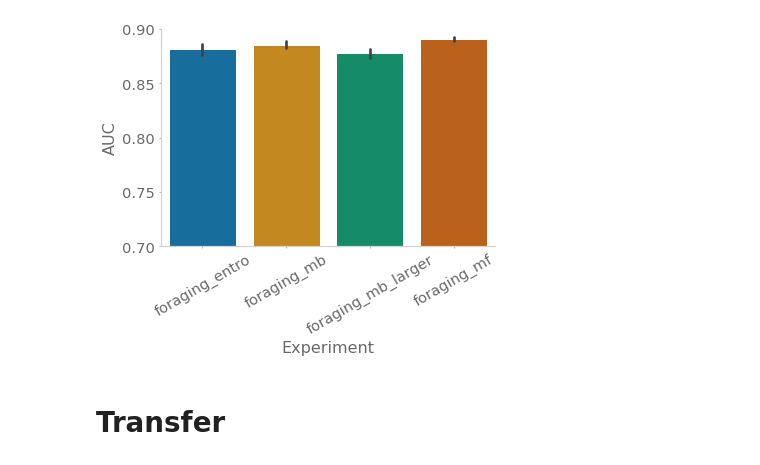
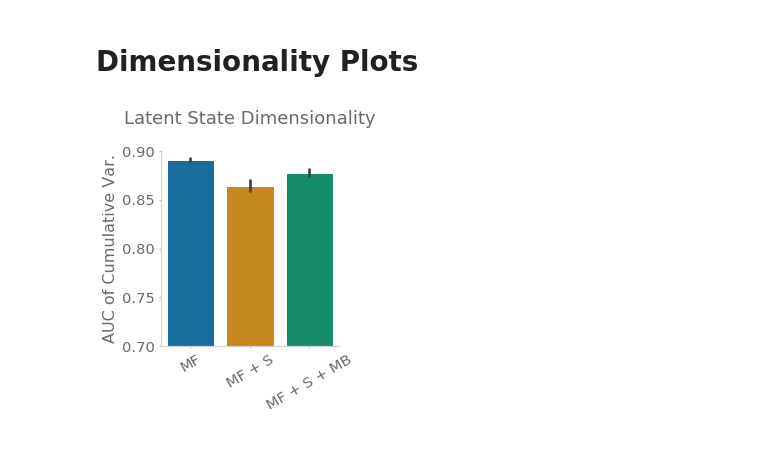
Before and after one commit to chingf/auxrl, a Jupyter notebook: examples/test_CRAR/analyse_foraging.ipynb, the cells around one changed output. Drawn from its saved outputs; the diff is of its cells as text; code cells hidden in the pictures.

```diff
--- a/examples/test_CRAR/analyse_foraging.ipynb
+++ b/examples/test_CRAR/analyse_foraging.ipynb
@@ -10,0 +149,6 @@ import os
+# %%
+pfiles = []
+
+pickle_dir = 'pickles/transfer_foraging_ep100_simpler_dim10/'
+for pfile in os.listdir(pickle_dir):
+    pfiles.append(f'{pickle_dir}{pfile}')
@@ -11,28 +435,14 @@ import os
 # %%
 pfiles = []
 
-pickle_dir = 'pickles/foraging_simpler_dim10/'
+pickle_dir = 'pickles/frozentransfer_catcher_simpler_dim10/'
 for pfile in os.listdir(pickle_dir):
     pfiles.append(f'{pickle_dir}{pfile}')
 
-pickle_dir = 'pickles/foraging_simpler_dim10_pt2/'
+pickle_dir = 'pickles/frozentransfer_catcher_simpler_dim10_pt2/'
 for pfile in os.listdir(pickle_dir):
     pfiles.append(f'{pickle_dir}{pfile}')
 
-pickle_dir = 'pickles/foraging_simpler_dim10_pt3/'
+pickle_dir = 'pickles/frozentransfer_catcher_simpler_dim10_pt3/'
 for pfile in os.listdir(pickle_dir):
     pfiles.append(f'{pickle_dir}{pfile}')
-# %%
-_results = {}
-for pfile in pfiles:
-    with open(pfile, 'rb') as f:
-        results = pickle.load(f)
-    idxs = np.argwhere([
-        v[-1] > -10 for v in results['valid_scores']]).squeeze()
-    idxs = idxs.reshape((-1,))
-    for key in results.keys():
-        if key not in _results.keys():
-            _results[key] = []
-        for idx in idxs:
-            _results[key].append(results[key][idx])
-results = _results
@@ -42,0 +534,6 @@ fname_order = [
+# %%
+pfiles = []
+
+pickle_dir = 'pickles/frozentransfer_foraging_simpler_dim10pt2/'
+for pfile in os.listdir(pickle_dir):
+    pfiles.append(f'{pickle_dir}{pfile}')
@@ -43,3 +623,5 @@ fname_order = [
+# %% [markdown]
+# Dimensionality Plots
 # %%
 dim_data = {
     'fnames': [], 'dims': []
@@ -53,17 +635,16 @@ for fname in np.unique(results['fname']):
 
 dim_data = pd.DataFrame(dim_data)
 # %%
-plt.figure()
+plt.figure(figsize=(6.4*0.5, 4.8*0.75))
 sns.barplot(
     y='fnames', x='dims', data=dim_data,
-    #order=['foraging_mf', 'foraging_mb']
+    order=['foraging_mf', 'foraging_entro_larger', 'foraging_mb_larger']
     )
 plt.ylim(0.7, 0.9)
-plt.ylabel('AUC')
-plt.xlabel('Experiment')
-plt.xticks(rotation=30)
+plt.ylabel('AUC of Cumulative Var.')
+plt.xlabel('')
+plt.title('Latent State Dimensionality\n', fontsize=18)
+plt.xticks([0, 1, 2], ['MF', 'MF + S', 'MF + S + MB'], rotation=30)
 plt.show()
 # %% [output]
-[figure, old version]
+[figure, new version]
-# %% [markdown]
-# Transfer
```
Also changed, not shown: parts of 34 cells of this notebook, 8 other files.
